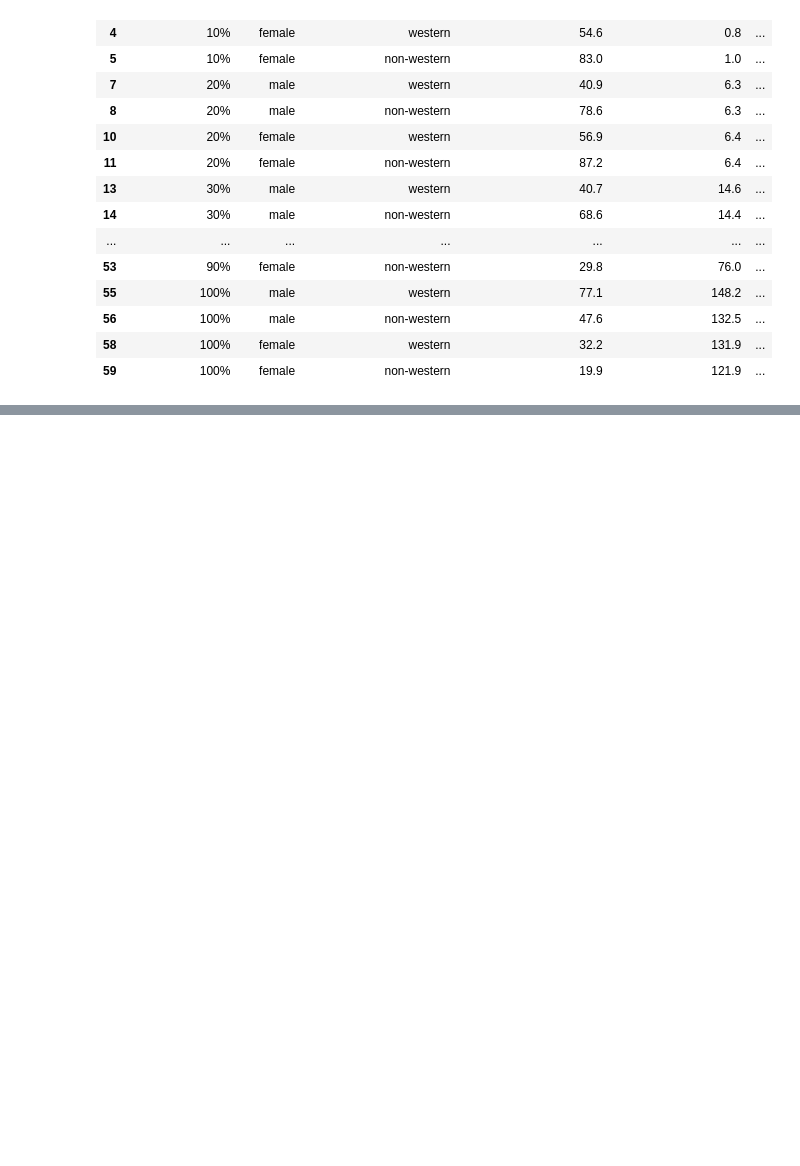
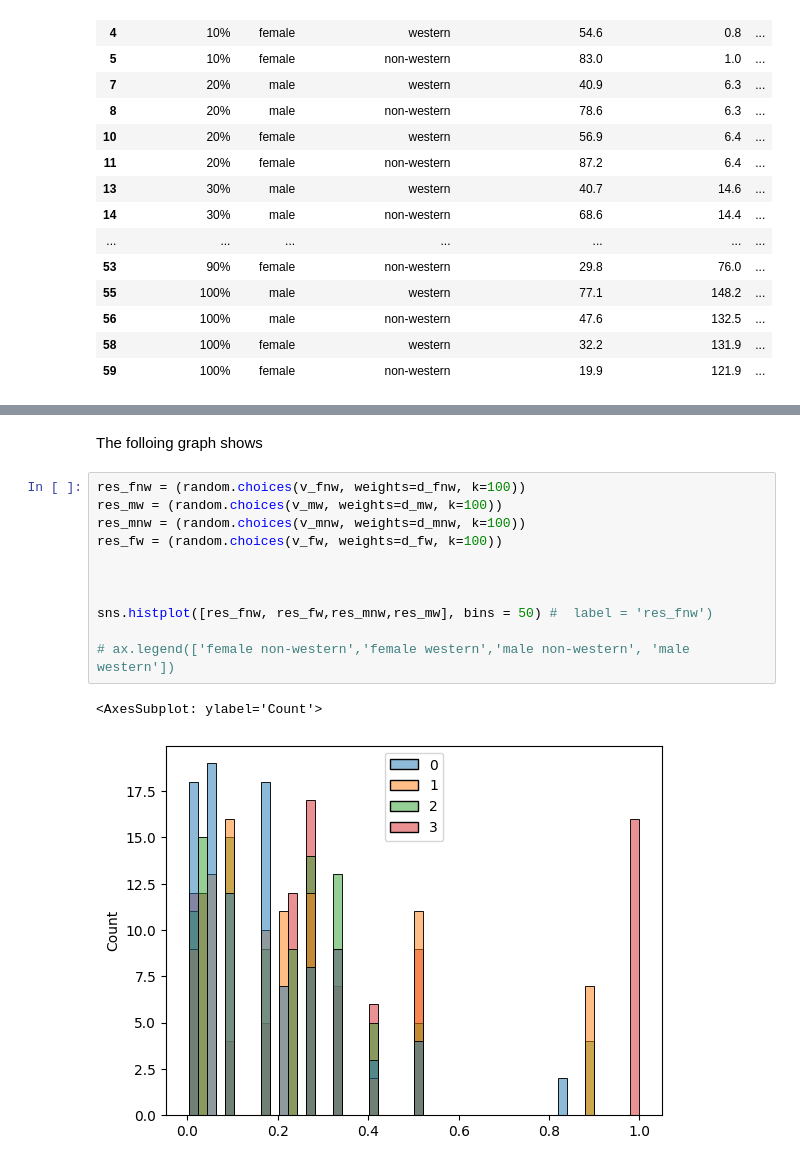
Before and after one commit to Le-Ty/abm_dm_impact, a Jupyter notebook: basic/notebooks/distributions.ipynb, the cells around one changed output, grey strips where cells are left out. Cells and saved outputs as stored; diff of their text form; blank space fills up the shorter version.

```diff
--- a/basic/notebooks/distributions.ipynb
+++ b/basic/notebooks/distributions.ipynb
@@ -176 +179,17 @@ sns.histplot(res_fw)
+# %% [markdown]
+The folloing graph shows
+# %%
+res_fnw = (random.choices(v_fnw, weights=d_fnw, k=100))
+res_mw = (random.choices(v_mw, weights=d_mw, k=100))
+res_mnw = (random.choices(v_mnw, weights=d_mnw, k=100))
+res_fw = (random.choices(v_fw, weights=d_fw, k=100))
+
+
+
+sns.histplot([res_fnw, res_fw,res_mnw,res_mw], bins = 50) #  label = 'res_fnw')
+
+# ax.legend(['female non-western','female western','male non-western', 'male western'])
+# %% [output]
+<AxesSubplot: ylabel='Count'>
+[figure, added]
 # %%
```
Also changed, not shown: parts of 2 cells of this notebook.
